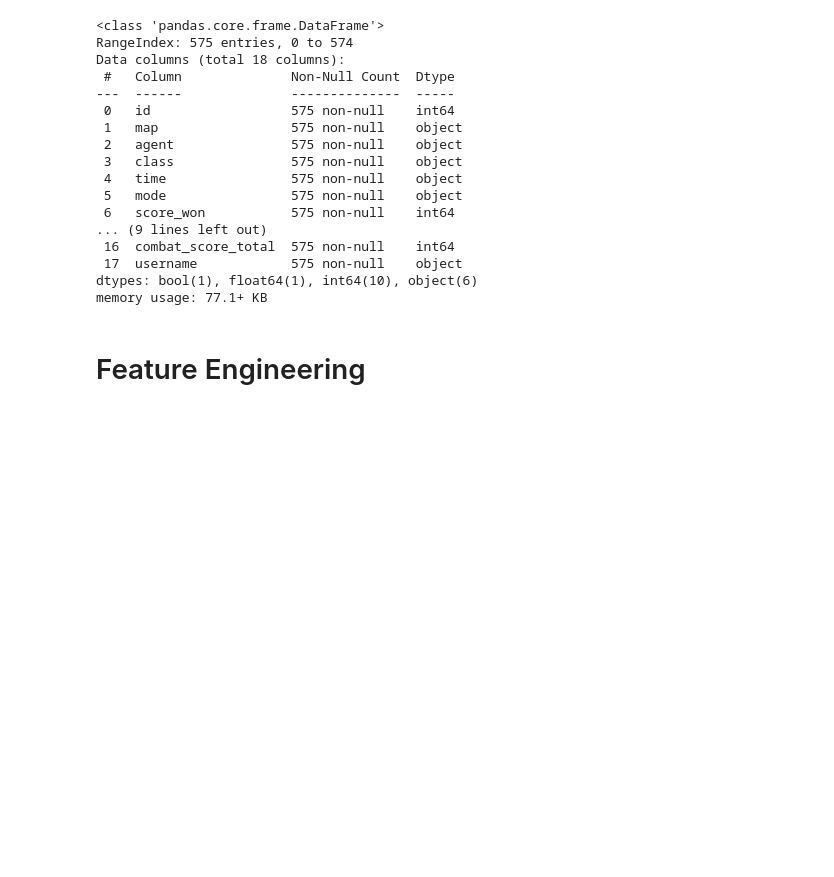
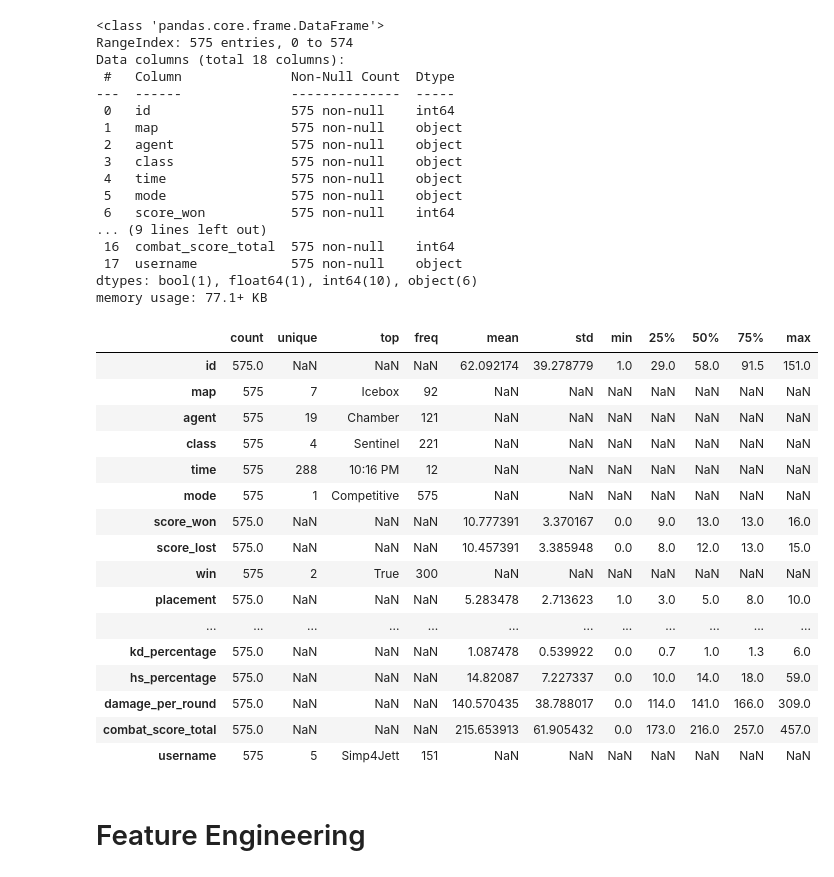
Before and after one commit to sjerrietukkel/valorant_team_predictor, a Jupyter notebook: pred.ipynb, the cells around one changed output. Cells and saved outputs as stored; diff of their text form; code cells hidden in the pictures; blank space fills up the shorter version.

```diff
--- a/pred.ipynb
+++ b/pred.ipynb
@@ -236,6 +241,26 @@ Data columns (total 18 columns):
  17  username            575 non-null    object
 dtypes: bool(1), float64(1), int64(10), object(6)
 memory usage: 77.1+ KB
+# %%
+df.describe(include='all').T
+# %% [output]
+|  | count | unique | top | freq | mean | std | min | 25% | 50% | 75% | max |
+| id | 575.0 | NaN | NaN | NaN | 62.092174 | 39.278779 | 1.0 | 29.0 | 58.0 | 91.5 | 151.0 |
+| map | 575 | 7 | Icebox | 92 | NaN | NaN | NaN | NaN | NaN | NaN | NaN |
+| agent | 575 | 19 | Chamber | 121 | NaN | NaN | NaN | NaN | NaN | NaN | NaN |
+| class | 575 | 4 | Sentinel | 221 | NaN | NaN | NaN | NaN | NaN | NaN | NaN |
+| time | 575 | 288 | 10:16 PM | 12 | NaN | NaN | NaN | NaN | NaN | NaN | NaN |
+| mode | 575 | 1 | Competitive | 575 | NaN | NaN | NaN | NaN | NaN | NaN | NaN |
+| score_won | 575.0 | NaN | NaN | NaN | 10.777391 | 3.370167 | 0.0 | 9.0 | 13.0 | 13.0 | 16.0 |
+| score_lost | 575.0 | NaN | NaN | NaN | 10.457391 | 3.385948 | 0.0 | 8.0 | 12.0 | 13.0 | 15.0 |
+| win | 575 | 2 | True | 300 | NaN | NaN | NaN | NaN | NaN | NaN | NaN |
+| placement | 575.0 | NaN | NaN | NaN | 5.283478 | 2.713623 | 1.0 | 3.0 | 5.0 | 8.0 | 10.0 |
+| ... | ... | ... | ... | ... | ... | ... | ... | ... | ... | ... | ... |
+| kd_percentage | 575.0 | NaN | NaN | NaN | 1.087478 | 0.539922 | 0.0 | 0.7 | 1.0 | 1.3 | 6.0 |
+| hs_percentage | 575.0 | NaN | NaN | NaN | 14.82087 | 7.227337 | 0.0 | 10.0 | 14.0 | 18.0 | 59.0 |
+| damage_per_round | 575.0 | NaN | NaN | NaN | 140.570435 | 38.788017 | 0.0 | 114.0 | 141.0 | 166.0 | 309.0 |
+| combat_score_total | 575.0 | NaN | NaN | NaN | 215.653913 | 61.905432 | 0.0 | 173.0 | 216.0 | 257.0 | 457.0 |
+| username | 575 | 5 | Simp4Jett | 151 | NaN | NaN | NaN | NaN | NaN | NaN | NaN |
 # %% [markdown]
 # Feature Engineering
 # %% [markdown]
```
Also changed, not shown: parts of 37 cells of this notebook, 1 other file.
